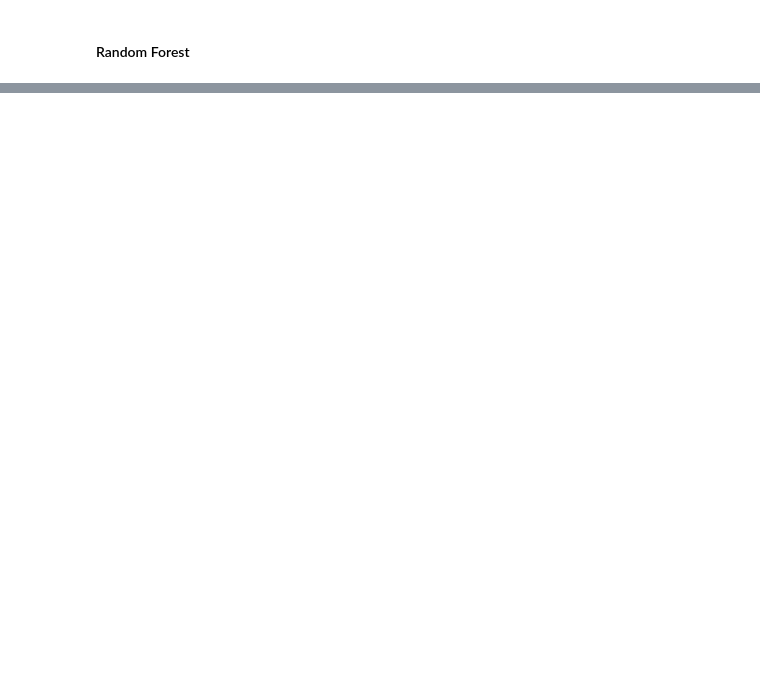
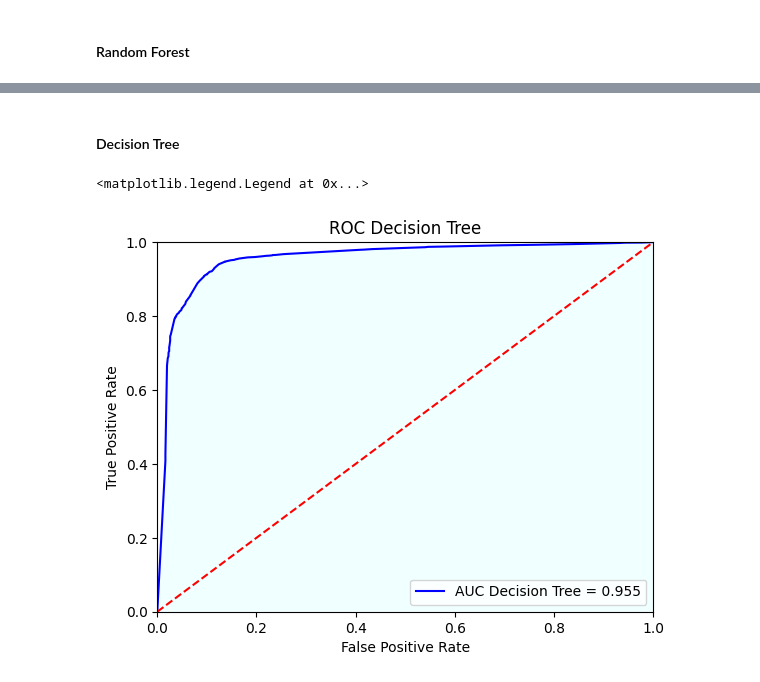
Before and after one commit to sehilnlf/LoanClassification, a Jupyter notebook: src/preprocessing_modelling.ipynb, the cells around one changed output, grey strips where cells are left out. Cells and saved outputs as stored; diff of their text form; code cells hidden in the pictures; blank space fills up the shorter version.

```diff
--- a/src/preprocessing_modelling.ipynb
+++ b/src/preprocessing_modelling.ipynb
@@ -188,0 +282,10 @@ results
+# %%
+dtc = DecisionTreeClassifier()
+# %%
+param_grid_dtc = {
+    'criterion': ['gini', 'entropy'],
+    'max_depth': [10,15,20],
+    'min_samples_split': [2,5,10,20],
+}
+grid_search_dtc = GridSearchCV(estimator=dtc, param_grid=param_grid_dtc, scoring='roc_auc', cv=5, n_jobs=-1)
+grid_search_dtc.fit(X_train, y_train)
@@ -188,0 +302,2 @@ results
+# %%
+dtc_grid = grid_search_dtc.best_estimator_
@@ -188,0 +366,20 @@ results
+# %% [markdown]
+#### Decision Tree
+# %%
+dtc_prob = dtc_grid.predict_proba(X_test)
+probdtc = dtc_prob[:,1]
+fpr_dtc, tpr_dtc, threshold_dtc = roc_curve(y_test, probdtc)
+roc_auc_dtc = auc(fpr_dtc, tpr_dtc)
+# %%
+plt.title('ROC Decision Tree')
+plt.plot(fpr_dtc, tpr_dtc, 'blue', label='AUC Decision Tree = {}'.format(round(roc_auc_dtc,3)))
+plt.plot([0,1], [0,1], 'r--')
+plt.xlim([0,1])
+plt.ylim([0,1])
+plt.xlabel('False Positive Rate')
+plt.ylabel('True Positive Rate')
+plt.fill_between(fpr_dtc, tpr_dtc, 0, facecolor='azure', alpha=1)
+plt.legend(loc='lower right')
+# %% [output]
+<matplotlib.legend.Legend at 0x...>
+[figure, added]
```
Also changed, not shown: parts of 31 cells of this notebook.
